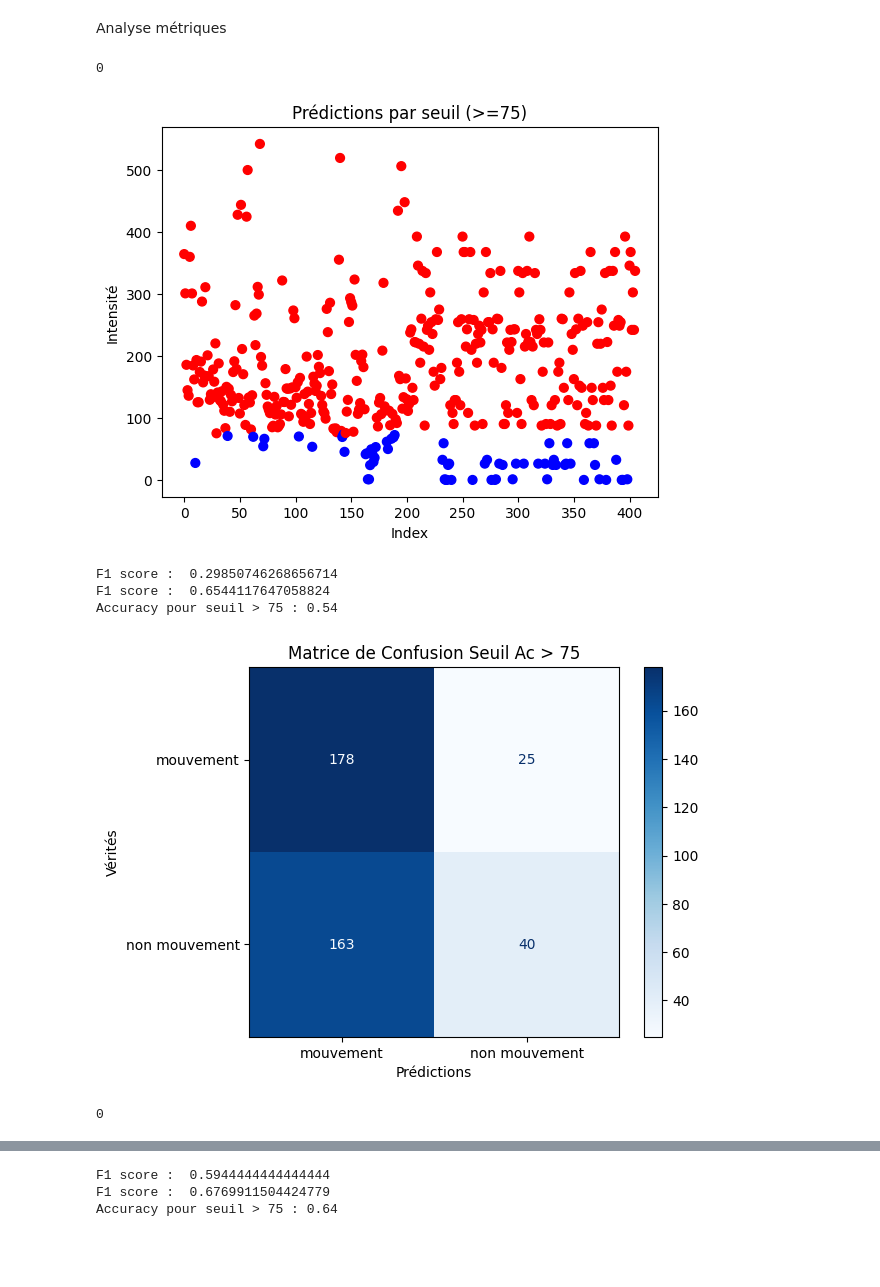
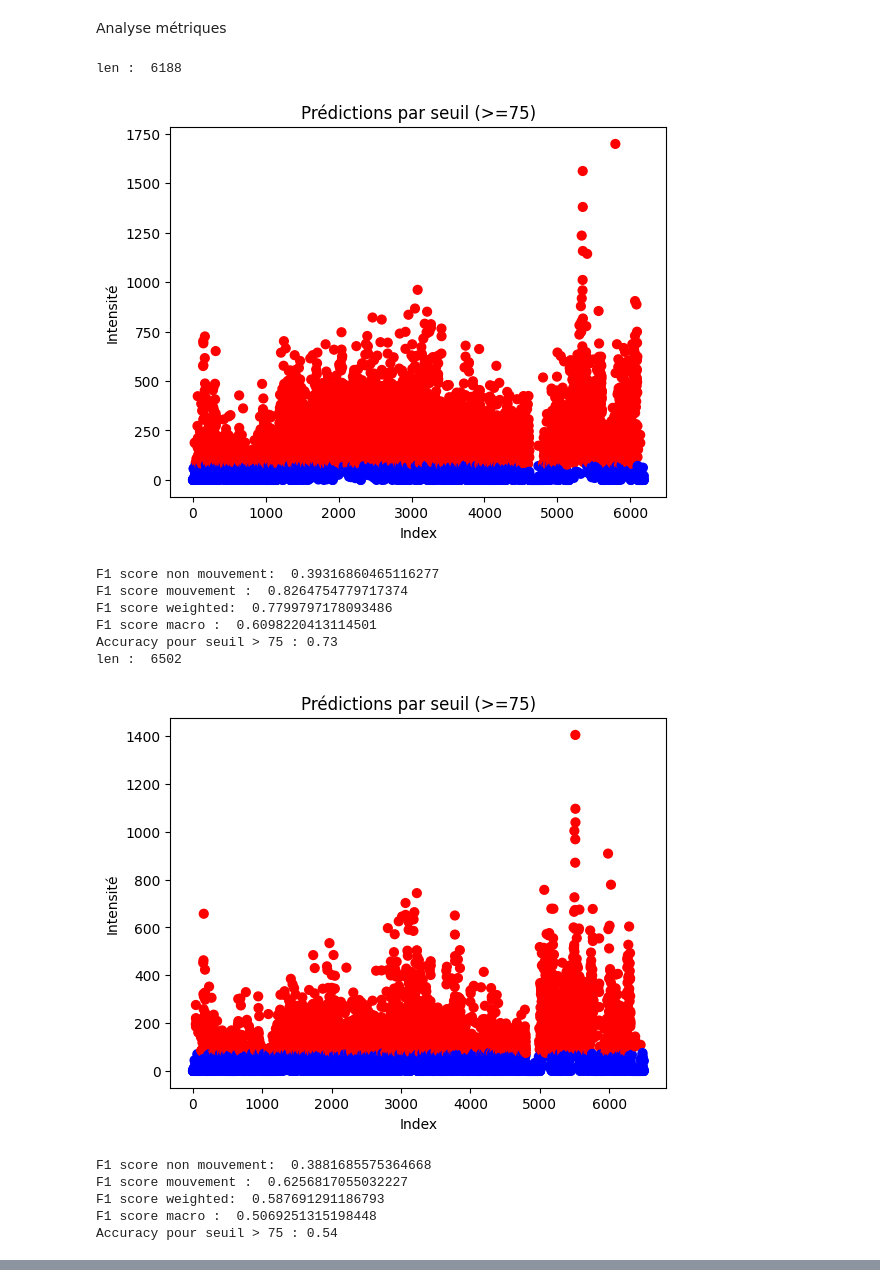
Before and after one commit to RomaneG45/Classification, a Jupyter notebook: Classification_seuil2AC.ipynb, the cells around one changed output, grey strips where cells are left out. Cells and saved outputs as stored; diff of their text form; code cells hidden in the pictures; blank space fills up the shorter version.

```diff
--- a/Classification_seuil2AC.ipynb
+++ b/Classification_seuil2AC.ipynb
@@ -282,8 +273,8 @@ for idx_member in range(2):
     # Equilibrer en sur échantillonant la classe minoritaire. Test de : RandomOverSampler (créer des points à coté des points existants), SMOTE (créer de nouveaux points entre les points existants), ADASYN (créer de nouveaux points entre les points existants mal classifiés).
 
     # RandomOverSampling
-    ros = RandomOverSampler(random_state=0)
-    X_balanced, Y_balanced = ros.fit_resample(X_flat, Y_flat)
+    #ros = RandomOverSampler(random_state=0)
+    #X_balanced, Y_balanced = ros.fit_resample(X_flat, Y_flat)
 
     # SMOTE
     #X_balanced, Y_balanced = SMOTE().fit_resample(X_flat, Y_flat)
@@ -292,13 +283,13 @@ for idx_member in range(2):
     #X_balanced, Y_balanced = ADASYN().fit_resample(X_flat, Y_flat)
 
     # Enregistrer les valeurs
-    balanced_X_members.append(X_balanced) # balanced_X_members.append(X_flat) #
-    balanced_Y_members.append(Y_balanced) # balanced_Y_members.append(Y_flat) #
+    balanced_X_members.append(X_flat) #balanced_X_members.append(X_balanced) #
+    balanced_Y_members.append(Y_flat) # balanced_Y_members.append(Y_balanced)
 
 
     # Vérifier que les classes sont bien équilibrées
-    print(sorted(Counter(Y_balanced).items()))
-
+    #print(sorted(Counter(Y_balanced).items()))
+"""
     # ------------------------------------------- Vérité --------------------------------------
     # Crée un mapping de couleur pour chaque label
     label_to_color = {'mouvement': 'red', 'non mouvement': 'blue'}
@@ -318,5 +309,5 @@ for idx_member in range(2):
     plt.title("Vérité non équilibrée pour seuil AC > 0")
     plt.xlabel("Index")
     plt.ylabel("Intensité")
-    plt.show()
+    plt.show()"""
 # %% [output]
@@ -334,7 +320,7 @@ for idx_member in range(2):
     #********************************* Seuil AC > 75 **********************************************************************************
     #On a X_dom et Y_dom : construire un Y_pred_2 et le comparer à Y_dom
     Y_pred_75 = []
-    print(len(Y_pred_75))
+    print("len : ", len(balanced_X_members[idx_member]))
     for idx_data in range(0,len(balanced_X_members[idx_member])):
         #seuil = X_flat[idx_data] + X_flat[idx_data+1] # //////////////////////////
         seuil = balanced_X_members[idx_member][idx_data]
@@ -344,43 +330,56 @@ for idx_member in range(2):
             Y_pred_75.append("non mouvement")
         else:
             print(None)
             Y_pred_75.append(None)
 
     # Crée un mapping de couleur pour chaque label
     label_to_color = {'mouvement': 'red', 'non mouvement': 'blue'}
     colors = [label_to_color[y] for y in Y_pred_75]
     # Affichage : index en abscisse, intensité en ordonnée
     plt.scatter(range(len(balanced_X_members[idx_member])), balanced_X_members[idx_member], c=colors, s=40)
     plt.title("Prédictions par seuil (>=75)")
     plt.xlabel("Index")
     plt.ylabel("Intensité")
     plt.show()
 
     # Evaluate the model
+
     # F1 score
-    f1score_mouvement = f1_score(balanced_Y_members[idx_member], Y_pred_75, labels = ["non mouvement","mouvement"], pos_label = "mouvement")
-    f1score_non_mouvement = f1_score(balanced_Y_members[idx_member], Y_pred_75, labels = ["non mouvement","mouvement"], pos_label = "non mouvement")
-    print("F1 score : ", f1score_non_mouvement)
-    print("F1 score : ", f1score_mouvement)
+    f1score_mouvement = f1_score(balanced_Y_members[idx_member], Y_pred_75, labels = ["non mouvement","mouvement"], pos_label = "mouvement", average = "binary")
+    f1score_non_mouvement = f1_score(balanced_Y_members[idx_member], Y_pred_75, labels = ["non mouvement","mouvement"], pos_label = "non mouvement", average = "binary")
+    f1score_weighted = f1_score(balanced_Y_members[idx_member], Y_pred_75, labels = ["non mouvement","mouvement"], average = "weighted")
+    f1score_macro = f1_score(balanced_Y_members[idx_member], Y_pred_75, labels = ["non mouvement","mouvement"], average = "macro")
+
+    print("F1 score non mouvement: ", f1score_non_mouvement)
+    print("F1 score mouvement : ", f1score_mouvement)
+    print("F1 score weighted: ", f1score_weighted)
+    print("F1 score macro : ", f1score_macro)
 
     # Accuracy
     accuracy = accuracy_score(balanced_Y_members[idx_member], Y_pred_75)
     print(f"Accuracy pour seuil > 75 : {accuracy:.2f}")
     cm_75 = confusion_matrix(balanced_Y_members[idx_member], Y_pred_75)
 
-    # Afficher la matrice de confusion
+    """ #Afficher la matrice de confusion
     disp = ConfusionMatrixDisplay(confusion_matrix=cm_75, display_labels= ["mouvement", "non mouvement"])
     disp.plot(cmap="Blues")
     disp.ax_.set_title("Matrice de Confusion Seuil Ac > 75")
     disp.ax_.set_xlabel("Prédictions")
     disp.ax_.set_ylabel("Vérités")
     #disp.figure_.show()
-    plt.show()
+    plt.show()"""
 # %% [output]
-0
+len :  6188
-[figure, old version]
+[figure, new version]
-F1 score :  0.29850746268656714
-F1 score :  0.6544117647058824
-Accuracy pour seuil > 75 : 0.54
+F1 score non mouvement:  0.39316860465116277
+F1 score mouvement :  0.8264754779717374
+F1 score weighted:  0.7799797178093486
+F1 score macro :  0.6098220413114501
+Accuracy pour seuil > 75 : 0.73
+len :  6502
-[figure, old version]
+[figure, new version]
-0
+F1 score non mouvement:  0.3881685575364668
+F1 score mouvement :  0.6256817055032227
+F1 score weighted:  0.587691291186793
+F1 score macro :  0.5069251315198448
+Accuracy pour seuil > 75 : 0.54
@@ -388,3 +385,0 @@ Accuracy pour seuil > 75 : 0.54
-F1 score :  0.5944444444444444
-F1 score :  0.6769911504424779
-Accuracy pour seuil > 75 : 0.64
```
Also changed, not shown: parts of 3 cells of this notebook, 29 other files.
